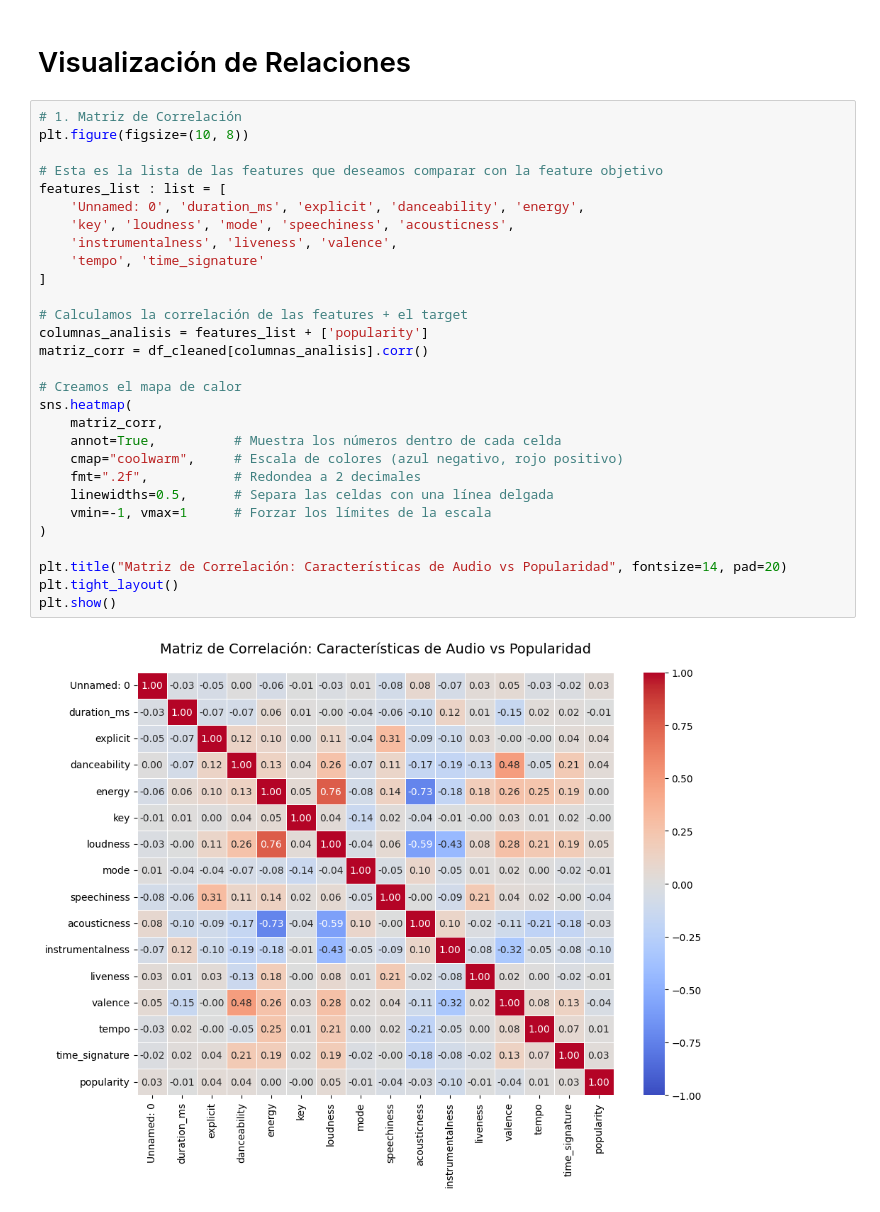
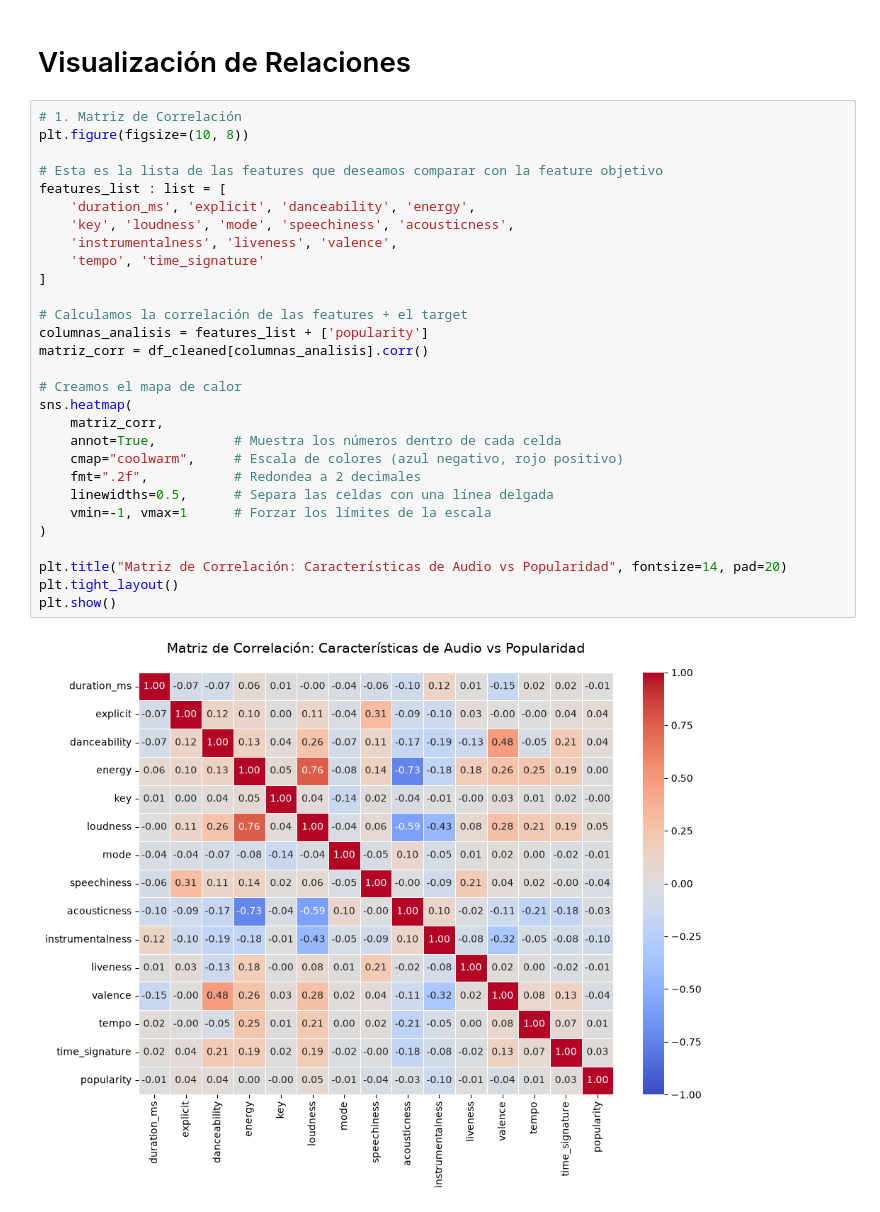
Before and after one commit to CtrlAltBryan/spotify-uide, a Jupyter notebook: notebooks/spotify_analysis.ipynb, the cells around one changed output. Cells and saved outputs as stored; diff of their text form.

```diff
--- a/notebooks/spotify_analysis.ipynb
+++ b/notebooks/spotify_analysis.ipynb
@@ -119,31 +119,31 @@ Se pudo visualizar mediante la función de *duplicated* que el dataset no contie
 # %%
 # 1. Matriz de Correlación
 plt.figure(figsize=(10, 8))
 
 # Esta es la lista de las features que deseamos comparar con la feature objetivo
 features_list : list = [
-    'Unnamed: 0', 'duration_ms', 'explicit', 'danceability', 'energy',
+    'duration_ms', 'explicit', 'danceability', 'energy',
     'key', 'loudness', 'mode', 'speechiness', 'acousticness',
     'instrumentalness', 'liveness', 'valence',
     'tempo', 'time_signature'
 ]
 
 # Calculamos la correlación de las features + el target
 columnas_analisis = features_list + ['popularity']
 matriz_corr = df_cleaned[columnas_analisis].corr()
 
 # Creamos el mapa de calor
 sns.heatmap(
     matriz_corr,
     annot=True,          # Muestra los números dentro de cada celda
     cmap="coolwarm",     # Escala de colores (azul negativo, rojo positivo)
     fmt=".2f",           # Redondea a 2 decimales
     linewidths=0.5,      # Separa las celdas con una línea delgada
     vmin=-1, vmax=1      # Forzar los límites de la escala
 )
 
 plt.title("Matriz de Correlación: Características de Audio vs Popularidad", fontsize=14, pad=20)
 plt.tight_layout()
 plt.show()
 # %% [output]
-[figure, old version]
+[figure, new version]
```
Also changed, not shown: parts of 11 cells of this notebook, 1 other file.
